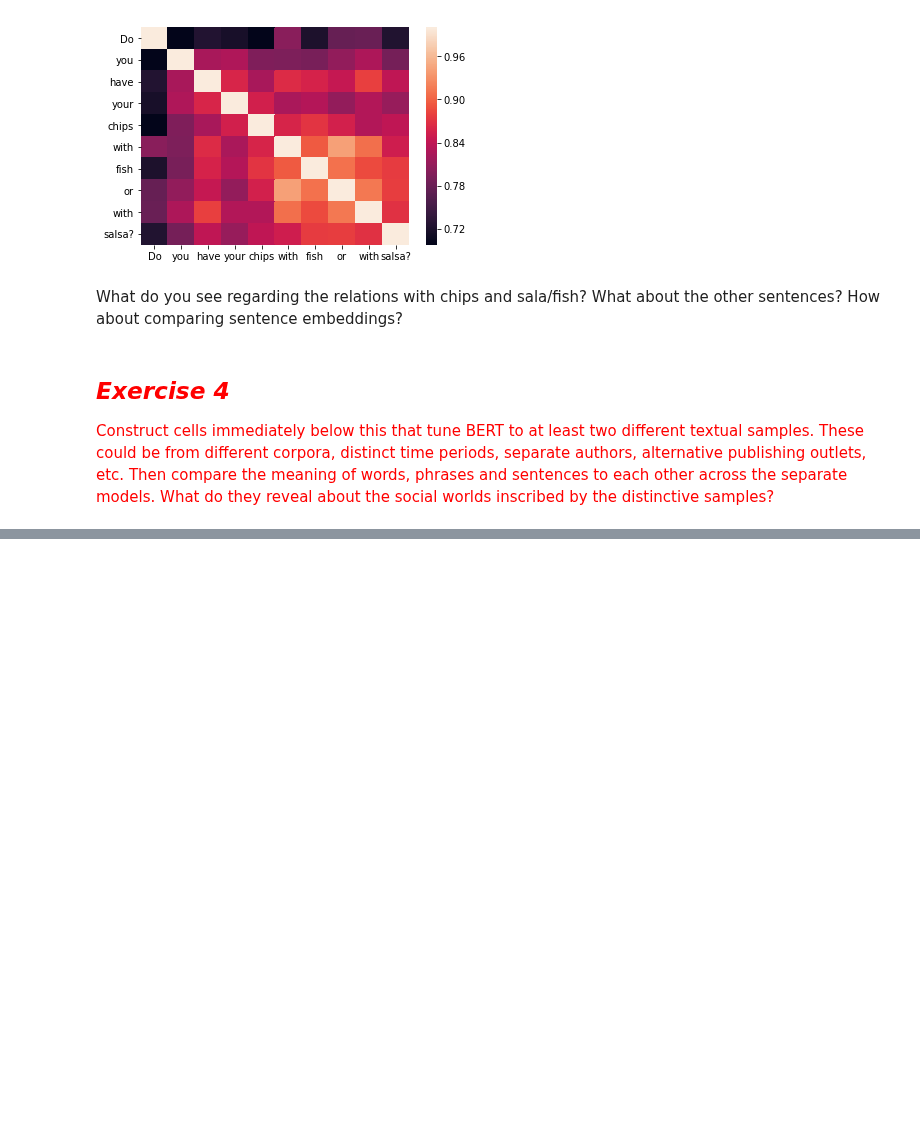
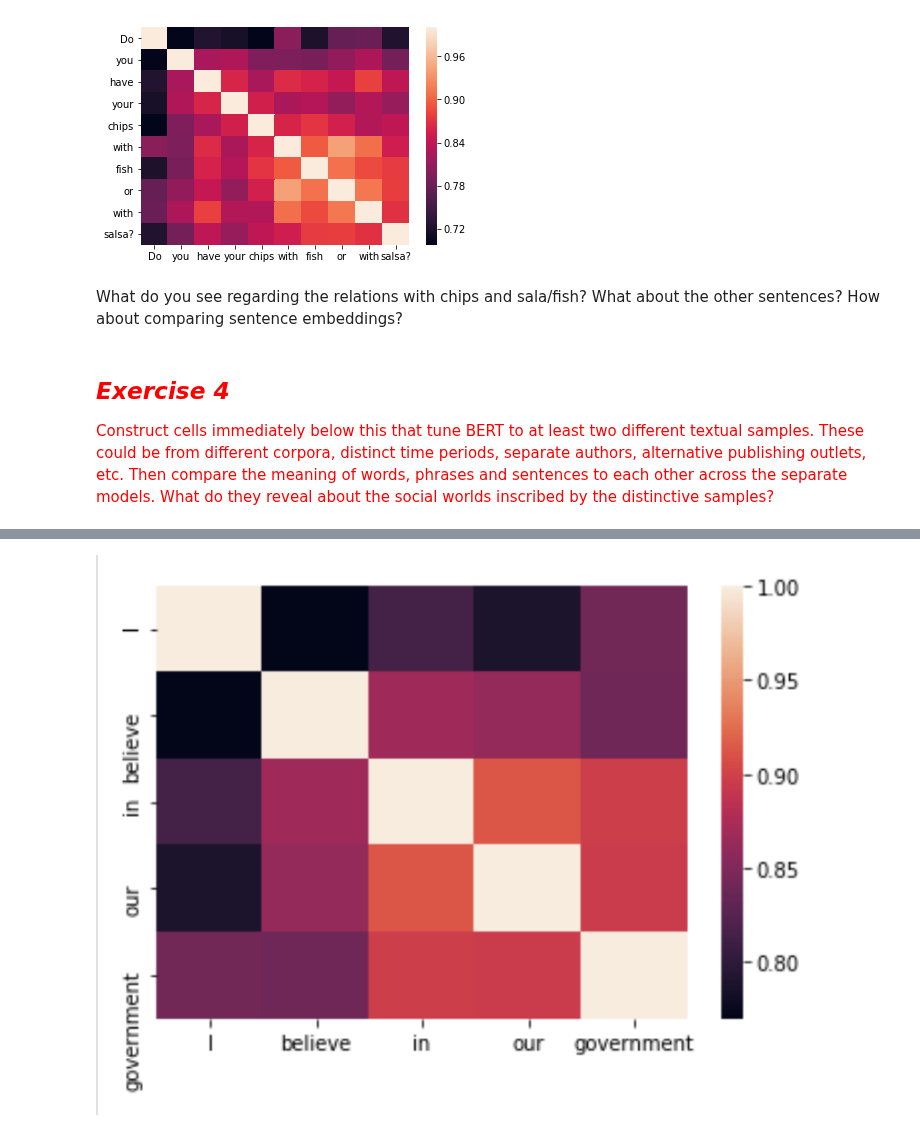
Before and after one commit to katykoenig/Content-Analysis-2020, a Jupyter notebook: week-8/8-Deep-Neural-Nets-and-Text.ipynb, the cells around one changed output, grey strips where cells are left out. Drawn from its saved outputs; the diff is of its cells as text; code cells hidden in the pictures; blank space fills up the shorter version.

```diff
--- a/week-8/8-Deep-Neural-Nets-and-Text.ipynb
+++ b/week-8/8-Deep-Neural-Nets-and-Text.ipynb
@@ -2022,0 +2041,4 @@ roberta_2002_tokenizer = RobertaTokenizer.from_pretrained('/content/output_tal20
+# %%
+Image(filename='gov_2000.png')
+# %% [output]
+[figure, added]
```
Also changed, not shown: parts of 10 cells of this notebook.
